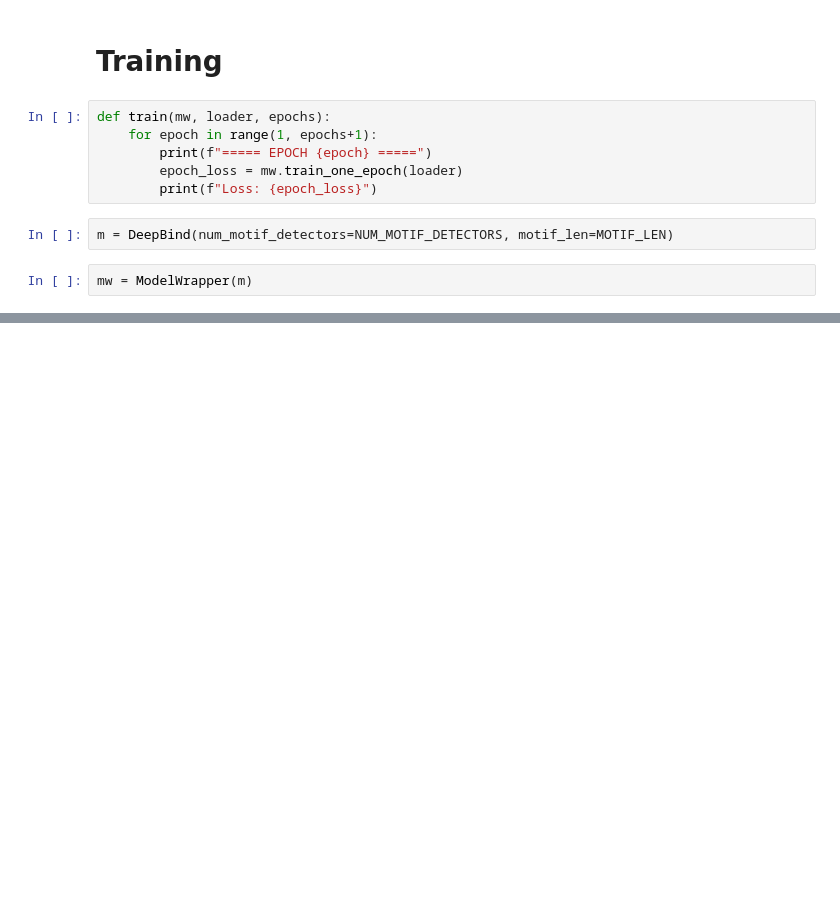
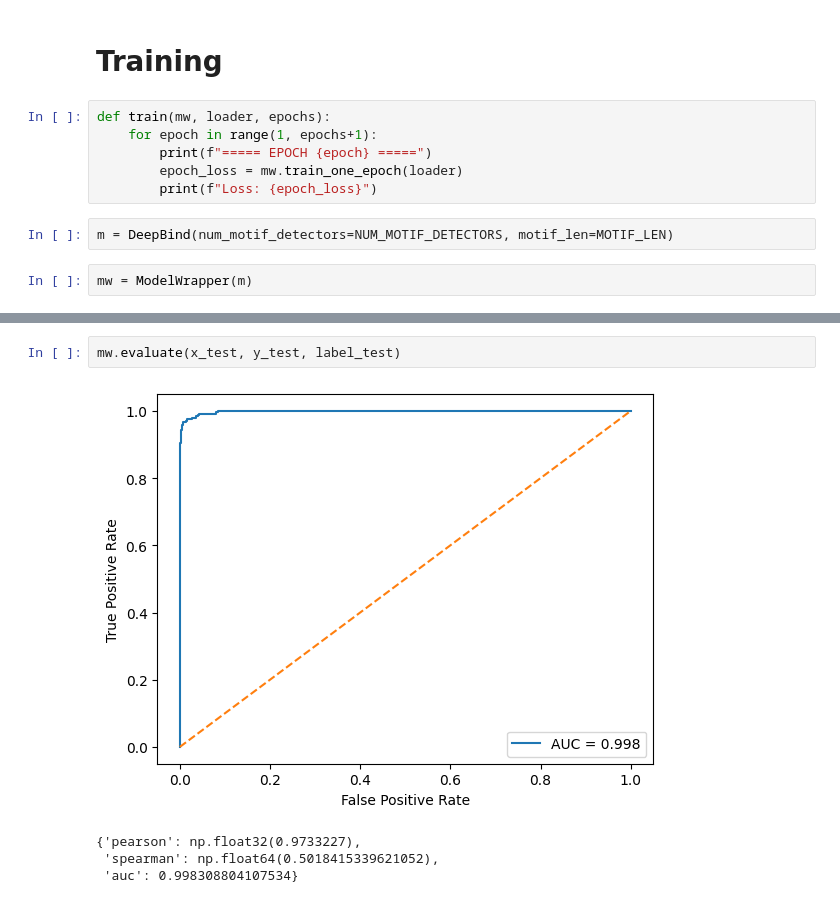
Before and after one commit to vvaza22/compbio-final, a Jupyter notebook: DeepBind_Baseline.ipynb, the cells around one changed output, grey strips where cells are left out. Cells and saved outputs as stored; diff of their text form; blank space fills up the shorter version.

```diff
--- a/DeepBind_Baseline.ipynb
+++ b/DeepBind_Baseline.ipynb
@@ -523,0 +523,7 @@ mw.evaluate(x_train, y_train)
+# %%
+mw.evaluate(x_test, y_test, label_test)
+# %% [output]
+[figure, added]
+{'pearson': np.float32(0.9733227),
+ 'spearman': np.float64(0.5018415339621052),
+ 'auc': 0.998308804107534}
```
Also changed, not shown: parts of 9 cells of this notebook.
